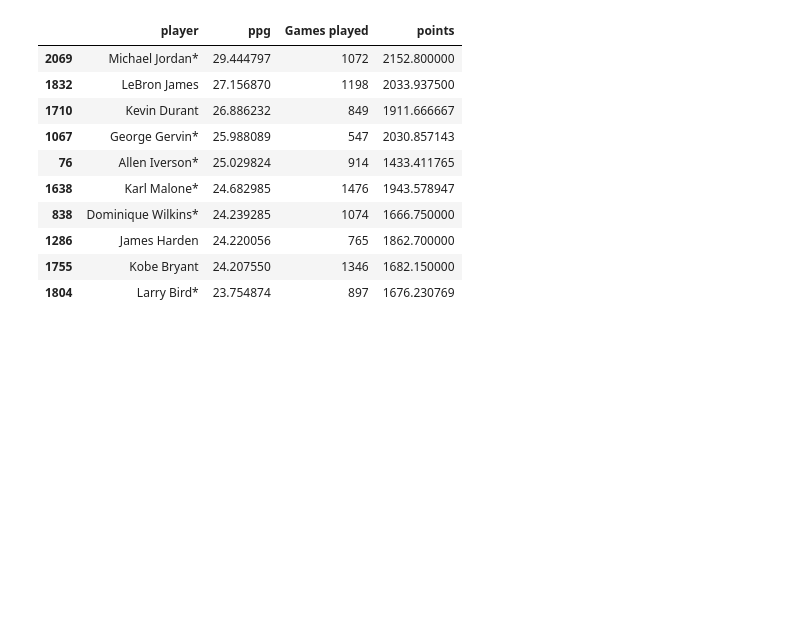
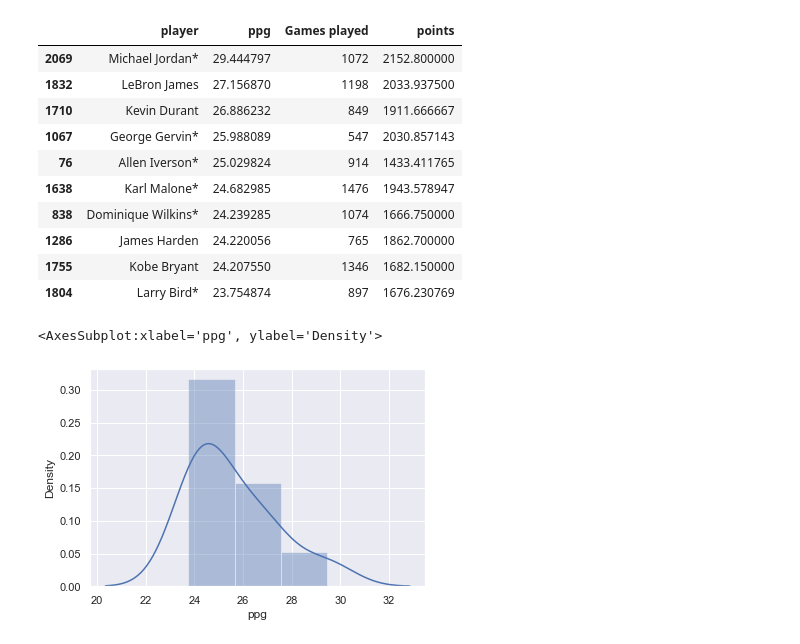
Before and after one commit to Amanuel2022/Tek-Tekle-Capstone2, a Jupyter notebook: NBA DATA CHECK.ipynb, the cells around one changed output. Drawn from its saved outputs; the diff is of its cells as text; code cells hidden in the pictures; blank space fills up the shorter version.

```diff
--- a/NBA DATA CHECK.ipynb
+++ b/NBA DATA CHECK.ipynb
@@ -104,3 +92,8 @@ ppg
 | 1286 | James Harden | 24.220056 | 765 | 1862.700000 |
 | 1755 | Kobe Bryant | 24.207550 | 1346 | 1682.150000 |
 | 1804 | Larry Bird* | 23.754874 | 897 | 1676.230769 |
+# %%
+sns.distplot(ppg['ppg'])
+# %% [output]
+<AxesSubplot:xlabel='ppg', ylabel='Density'>
+[figure, added]
```
Also changed, not shown: parts of 13 cells of this notebook, 2 other files.
